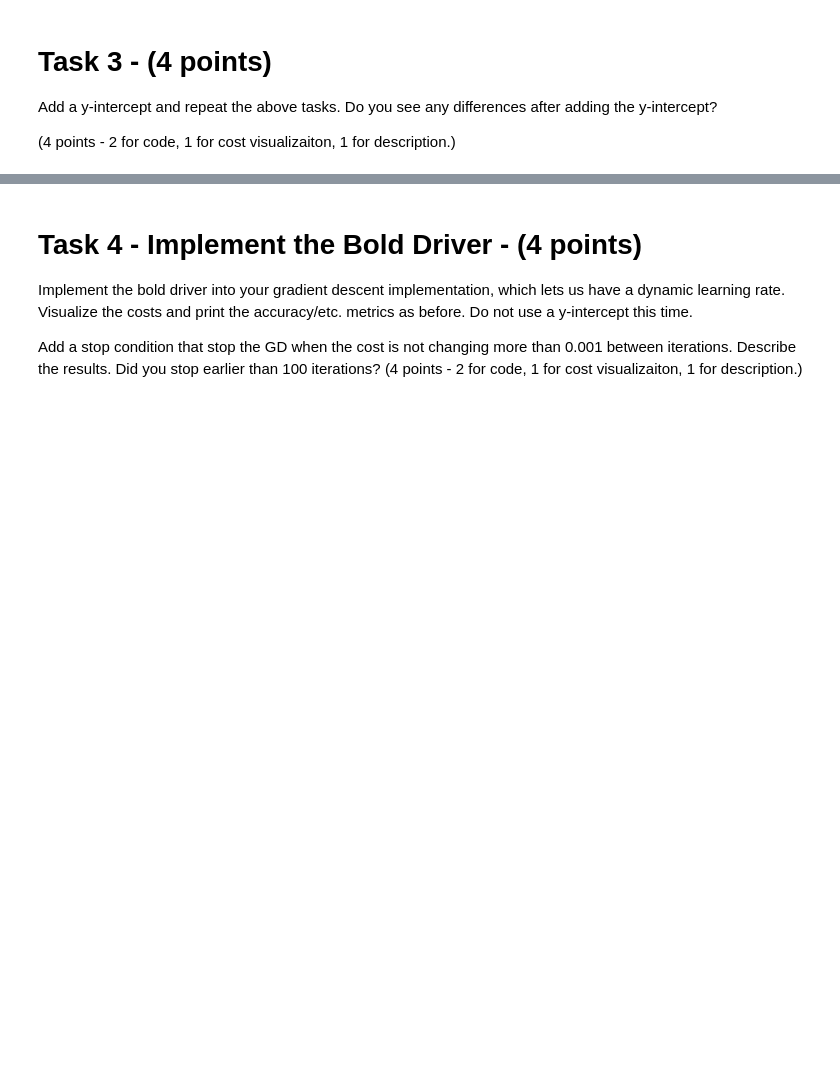
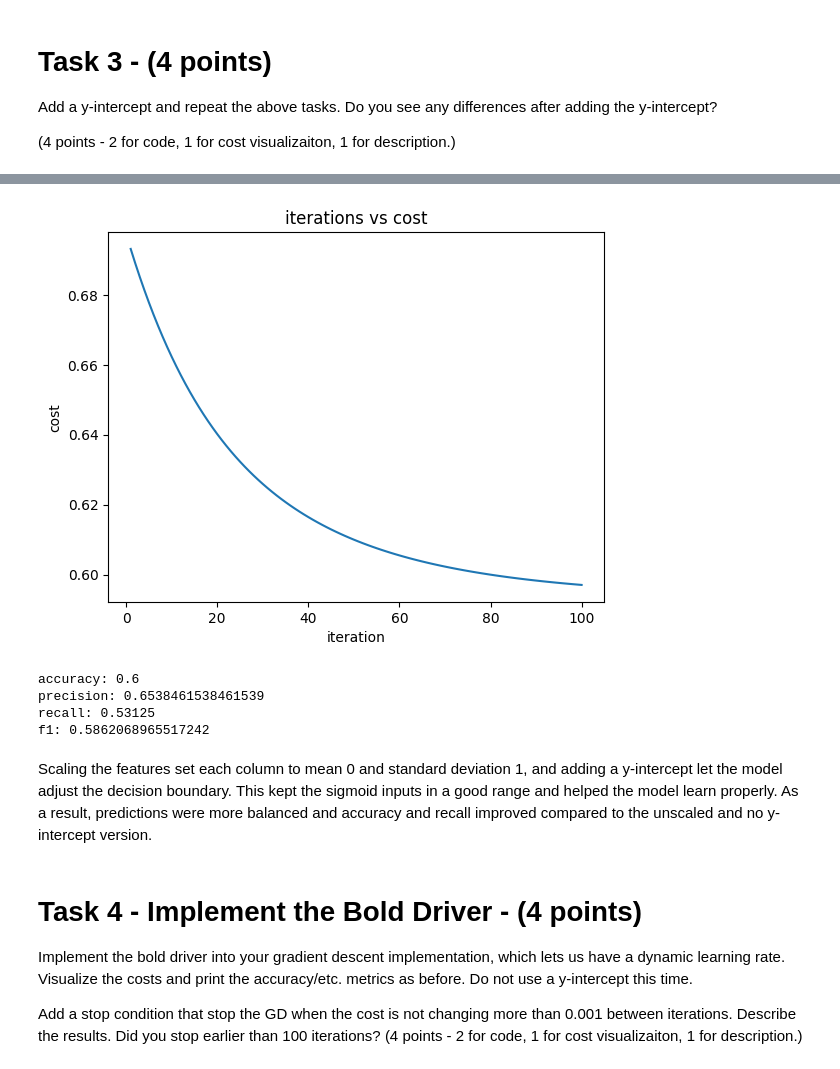
Before and after one commit to kc4stillo/cs329e_analysis, a Jupyter notebook: assignment-6/assignment-6.ipynb, the cells around one changed output, grey strips where cells are left out. Drawn from its saved outputs; the diff is of its cells as text; code cells hidden in the pictures; blank space fills up the shorter version.

```diff
--- a/assignment-6/assignment-6.ipynb
+++ b/assignment-6/assignment-6.ipynb
@@ -126,8 +140,8 @@ def sigmoid(w , x):
     return (1   /    (1 + (np.exp(-z))) ).reshape(-1,1)
 
 def cost(w, x, y):
-    # a = sigmoid(w,x)
-    a = np.clip(sigmoid(w, x), 1e-12, 1 - 1e-12)
+    a = sigmoid(w,x)
+    # a = np.clip(sigmoid(w, x), 1e-12, 1 - 1e-12)
     cost_val = (-1/len(y)) * np.sum((y *   np.log(a)) + ((1 - y) * (np.log(1-a))))
     return cost_val
 
@@ -137,10 +151,10 @@ def grad_descent(w,x,y,alpha=.1):
     gradient = (x.T.dot(a - y)) / len(y)
 
     # descending to new w
-    new_w = w - alpha * gradient.flatten()
+    new_w =  w.reshape(-1, 1) - alpha * gradient
     return new_w
 # %%
-w = np.ones(train_x.shape[1]).reshape(3,)
+w = np.zeros(train_x.shape[1]).reshape(3,)
 x = train_x.to_numpy().reshape(-1,3)
 y = train_y.to_numpy().reshape(-1,1)
 
@@ -196,0 +271,21 @@ Add a y-intercept and repeat the above tasks. Do you see any differences after a
+# %%
+x_unscaled = train_x.to_numpy()
+mean = np.mean(x_unscaled, axis=0)
+std = np.std(x_unscaled, axis=0)
+
+x = (x_unscaled - mean) / std
+b = 0
+w = np.zeros((train_x.shape[1], 1))
+y = train_y.to_numpy().reshape(-1,1)
+
+cost_hist = np.array([])
+
+iterations = 100
+alpha = .1
+
+for i in range(iterations):
+    cost_val = cost_w_bias(b,w,x,y)
+    cost_hist = np.append(cost_hist,cost_val)
+    b, w = grad_descent_w_bias(b,w,x,y,alpha)
+
+    print(f"new cost: {cost_val}")
@@ -197,3 +310,52 @@ Add a y-intercept and repeat the above tasks. Do you see any differences after a
+# %%
+x = np.arange(1,iterations+1)
+y = cost_hist
+
+plt.plot(x,y)
+
+plt.xlabel("iteration")
+plt.ylabel("cost")
+plt.title("iterations vs cost")
+
+plt.show()
+# %% [output]
+[figure, added]
+# %%
+x_test_unscaled = test_x.to_numpy()
+y_true = test_y.to_numpy().reshape(-1,1)
+
+x_test_scaled = (x_test_unscaled - mean) / std
+
+y_prob = sigmoid_w_bias(b, w, x_test_scaled)
+y_pred = (y_prob >= 0.5).astype(int)
+
+results = pd.DataFrame({
+    "y_true": y_true.flatten(),
+    "y_pred": y_pred.flatten()
+})
+
+results["tp"] = ((results["y_pred"] == 1) & (results["y_true"] == 1)).astype(int)
+results["fp"] = ((results["y_pred"] == 1) & (results["y_true"] == 0)).astype(int)
+
+results["tn"] = ((results["y_pred"] == 0) & (results["y_true"] == 0)).astype(int)
+results["fn"] = ((results["y_pred"] == 0) & (results["y_true"] == 1)).astype(int)
+
+accuracy = np.mean(results["y_pred"] == results["y_true"])
+precision = results["tp"].sum() / (results["tp"].sum() + results["fp"].sum())
+recall = results["tp"].sum() / (results["tp"].sum() + results["fn"].sum())
+f1 = 2 * ((precision * recall) / (precision + recall))
+
+print(f"accuracy: {accuracy}")
+print(f"precision: {precision}")
+print(f"recall: {recall}")
+print(f"f1: {f1}")
+# %% [output]
+accuracy: 0.6
+precision: 0.6538461538461539
+recall: 0.53125
+f1: 0.5862068965517242
+# %% [markdown]
+Scaling the features set each column to mean 0 and standard deviation 1, and adding a y-intercept let the model adjust the decision boundary. This kept the sigmoid inputs in a good range and helped the model learn properly. As a result, predictions were more balanced and accuracy and recall improved compared to the unscaled and no y-intercept version.
 # %% [markdown]
 # Task 4 - Implement the Bold Driver   - (4 points)
 
```
Also changed, not shown: parts of 16 cells of this notebook, 1 other file.
